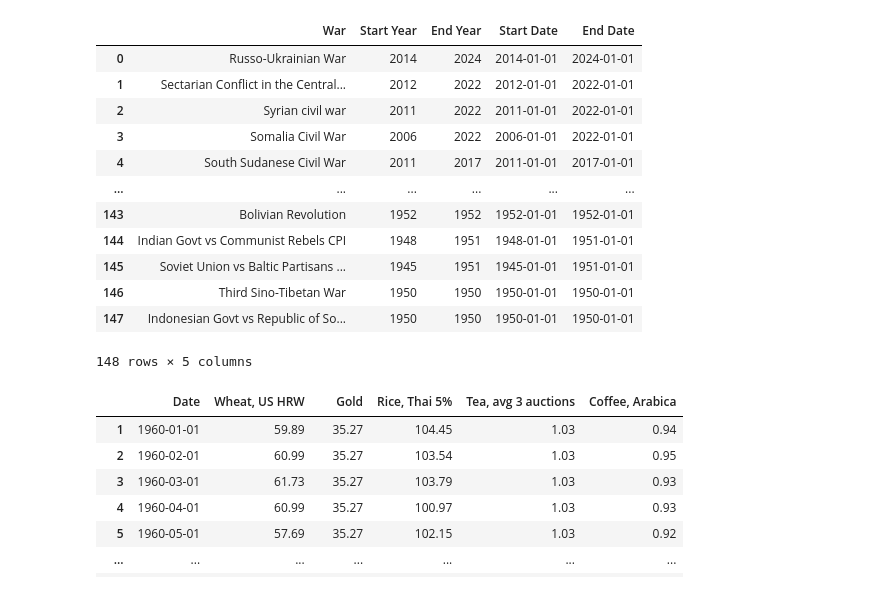
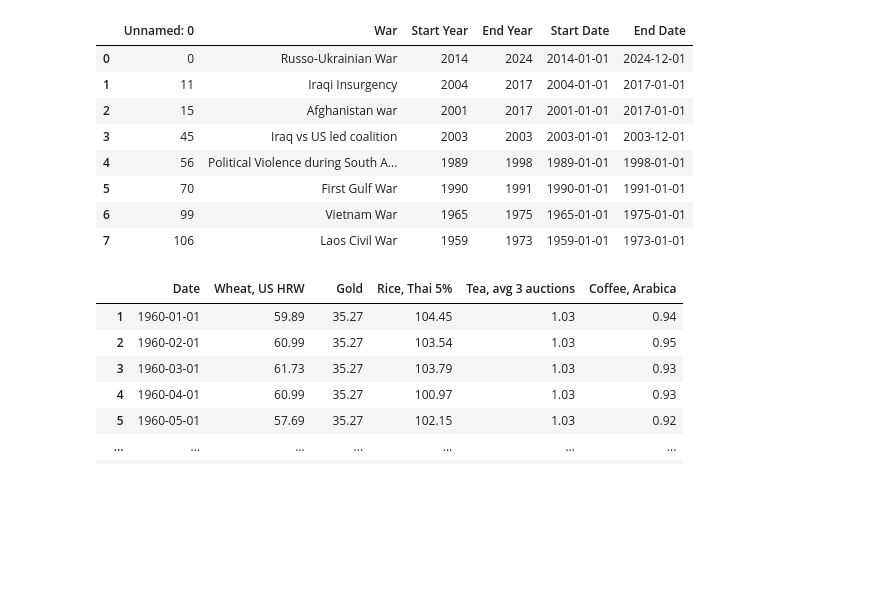
Before and after one commit to KopeckJames/github-project-discord, a Jupyter notebook: conflict data.ipynb, the cells around one changed output. Saved outputs shown, nothing was run; the diff lists cells and outputs as text; code cells hidden in the pictures; blank space fills up the shorter version.

```diff
--- a/conflict data.ipynb
+++ b/conflict data.ipynb
@@ -1,45 +1,41 @@
 # %%
 import pandas as pd
 from prophet import Prophet
 import datetime as dt
 import numpy as np
 import matplotlib.pyplot as plt
 import pandas as pd
 from matplotlib.dates import YearLocator, DateFormatter
 
 %matplotlib inline
 
 
-conflict_df = pd.read_csv("Resources\Wars.csv")
+conflict_df = pd.read_csv("war_data.csv")
 commoditiy_df = pd.read_csv("Resources\commdataclean.csv")
-war_data = pd.read_csv("Resources\warlist.csv")
+war_data = pd.read_csv("war_data.csv")
 war_data = war_data.rename(columns={"Years": "Start Year"})
-# Extract end year and update "Years" column (efficient)
-war_data["Start Year"], war_data["End Year"] = zip(*war_data["Start Year"].str.split(" - "))
+# # Extract end year and update "Years" column (efficient)
+# war_data["Start Year"], war_data["End Year"] = zip(*war_data["Start Year"].str.split(" - "))
 
-# Optional: Remove leading "- " (if present)
-war_data["End Year"] = war_data["End Year"].str.lstrip("- ")
+# # Optional: Remove leading "- " (if present)
+# war_data["End Year"] = war_data["End Year"].str.lstrip("- ")
 
 
-war_data["Start Year"] = war_data["Start Year"].astype(str)  # Ensure it's a string
-war_data["Start Date"] = pd.to_datetime(war_data["Start Year"], format='%Y')
-war_data["End Year"] = war_data["End Year"].astype(str)  # Ensure it's a string
-war_data["End Date"] = pd.to_datetime(war_data["End Year"], format='%Y')
+# war_data["Start Year"] = war_data["Start Year"].astype(str)  # Ensure it's a string
+# war_data["Start Date"] = pd.to_datetime(war_data["Start Year"], format='%Y')
+# war_data["End Year"] = war_data["End Year"].astype(str)  # Ensure it's a string
+# war_data["End Date"] = pd.to_datetime(war_data["End Year"], format='%Y')
 war_data
 # %% [output]
-|  | War | Start Year | End Year | Start Date | End Date |
-| 0 | Russo-Ukrainian War | 2014 | 2024 | 2014-01-01 | 2024-01-01 |
-| 1 | Sectarian Conflict in the Central... | 2012 | 2022 | 2012-01-01 | 2022-01-01 |
-| 2 | Syrian civil war | 2011 | 2022 | 2011-01-01 | 2022-01-01 |
-| 3 | Somalia Civil War | 2006 | 2022 | 2006-01-01 | 2022-01-01 |
-| 4 | South Sudanese Civil War | 2011 | 2017 | 2011-01-01 | 2017-01-01 |
-| ... | ... | ... | ... | ... | ... |
-| 143 | Bolivian Revolution | 1952 | 1952 | 1952-01-01 | 1952-01-01 |
-| 144 | Indian Govt vs Communist Rebels CPI | 1948 | 1951 | 1948-01-01 | 1951-01-01 |
-| 145 | Soviet Union vs Baltic Partisans ... | 1945 | 1951 | 1945-01-01 | 1951-01-01 |
-| 146 | Third Sino-Tibetan War | 1950 | 1950 | 1950-01-01 | 1950-01-01 |
-| 147 | Indonesian Govt vs Republic of So... | 1950 | 1950 | 1950-01-01 | 1950-01-01 |
+|  | Unnamed: 0 | War | Start Year | End Year | Start Date | End Date |
+| 0 | 0 | Russo-Ukrainian War | 2014 | 2024 | 2014-01-01 | 2024-12-01 |
+| 1 | 11 | Iraqi Insurgency | 2004 | 2017 | 2004-01-01 | 2017-01-01 |
+| 2 | 15 | Afghanistan war | 2001 | 2017 | 2001-01-01 | 2017-01-01 |
+| 3 | 45 | Iraq vs US led coalition | 2003 | 2003 | 2003-01-01 | 2003-12-01 |
+| 4 | 56 | Political Violence during South A... | 1989 | 1998 | 1989-01-01 | 1998-01-01 |
+| 5 | 70 | First Gulf War | 1990 | 1991 | 1990-01-01 | 1991-01-01 |
+| 6 | 99 | Vietnam War | 1965 | 1975 | 1965-01-01 | 1975-01-01 |
+| 7 | 106 | Laos Civil War | 1959 | 1973 | 1959-01-01 | 1973-01-01 |
-148 rows × 5 columns
 # %%
 community_df = commoditiy_df.iloc[1:]
 commoditiy_df.drop(0, inplace=True)
```
Also changed, not shown: parts of 22 cells of this notebook, 7 other files.
